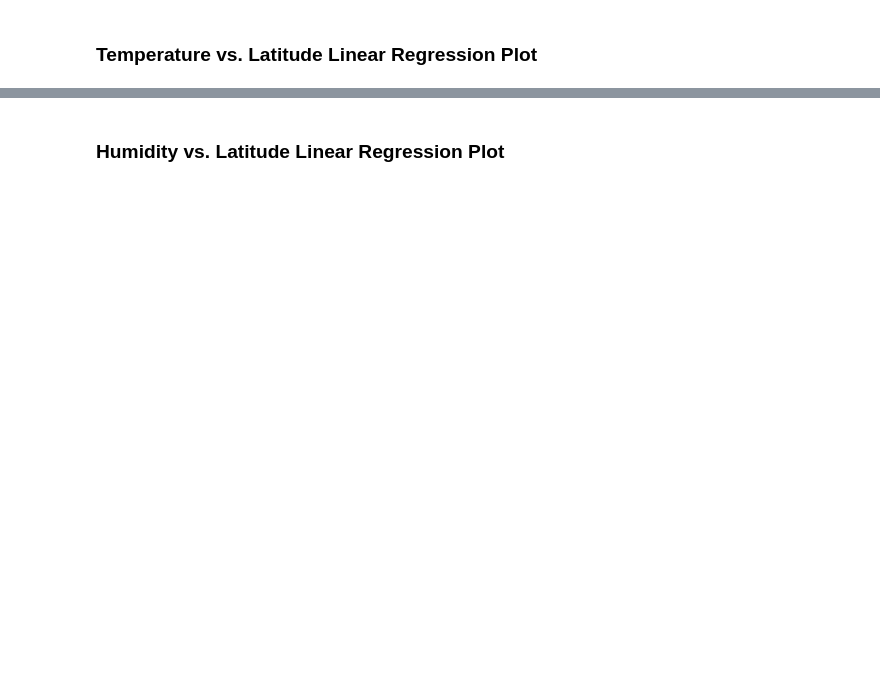
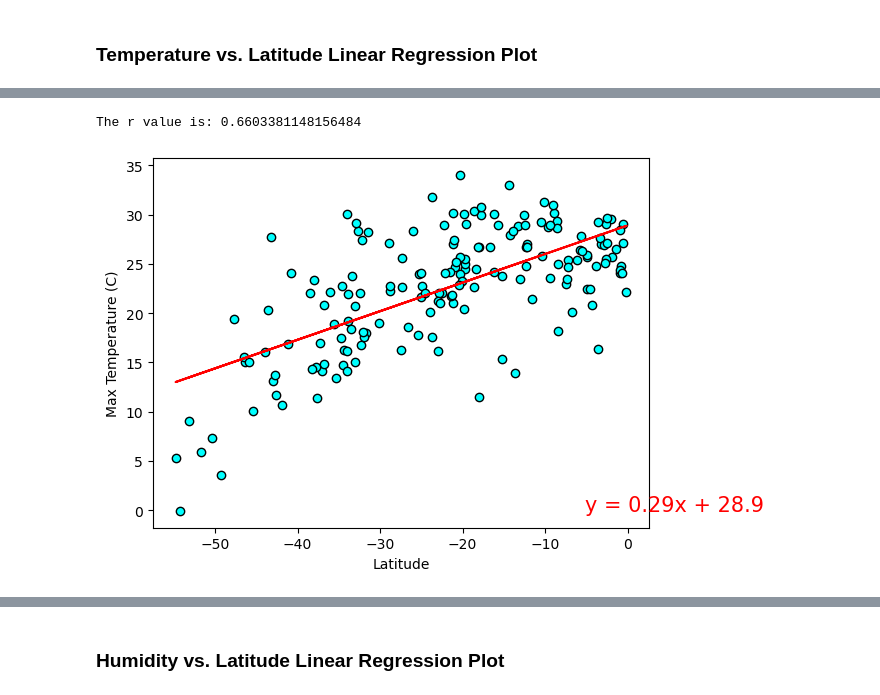
Before and after one commit to ArtienVoskanian/python-api-challenge, a Jupyter notebook: WeatherPy/WeatherPy.ipynb, the cells around one changed output, grey strips where cells are left out. Saved outputs shown, nothing was run; the diff lists cells and outputs as text; code cells hidden in the pictures; blank space fills up the shorter version.

Commit message:
Adjustments to weatherpy. Vacation py also completed

```diff
--- a/WeatherPy/WeatherPy.ipynb
+++ b/WeatherPy/WeatherPy.ipynb
@@ -373,0 +369,10 @@ The r value is: -0.8479460904712625
+# %%
+# Linear regression on Southern Hemisphere
+x = southern_hemi_df["Lat"]
+y = southern_hemi_df["Max Temp"]
+city_weather_linregress(southern_hemi_df,x,y)
+plt.ylabel("Max Temperature (C)")
+plt.show()
+# %% [output]
+The r value is: 0.6603381148156484
+[figure, added]
```
Also changed, not shown: parts of 34 cells of this notebook, 5 other files.
